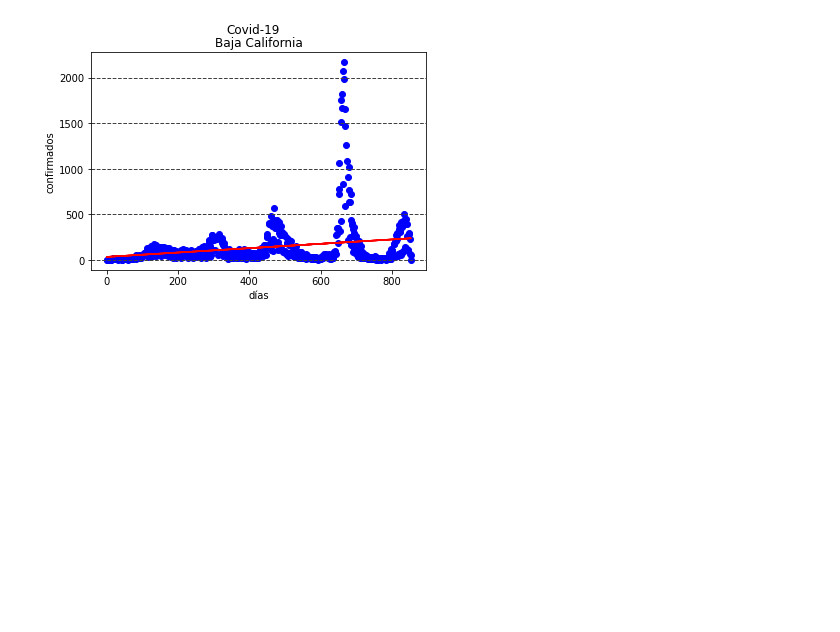
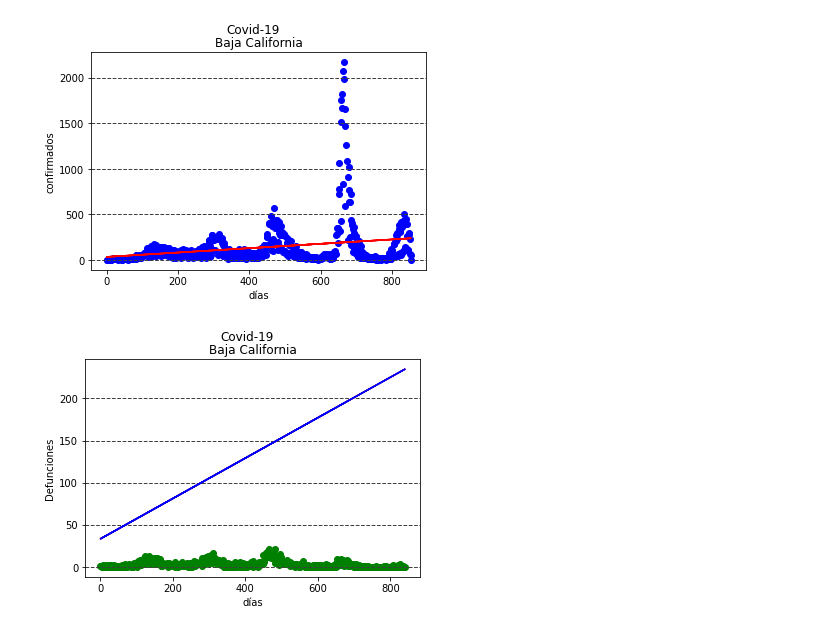
Before and after one commit to israel643/Producto_II_-regresi-n_lineal, a Jupyter notebook: ProductoII.ipynb, the cells around one changed output. Saved outputs shown, nothing was run; the diff lists cells and outputs as text; code cells hidden in the pictures; blank space fills up the shorter version.

```diff
--- a/ProductoII.ipynb
+++ b/ProductoII.ipynb
@@ -48,2 +39,4 @@ x=np.array(range(0,854))
+# %%
+z_train, z_test,xi_train, xi_test= train_test_split(z,xi,test_size = 0.2, random_state = 0)
 # %%
 x_train, x_test,y_train, y_test= train_test_split(x,y,test_size = 0.2, random_state = 0)
@@ -90,12 +43,19 @@ array([70, 435, 90, 9, 129, 262, 86, 67, 4, 5, 9, 39, 250, 763, 86, 87,
 # %%
 regressor=LinearRegression()
+# %%
+regressorz=LinearRegression()
 # %%
 x_train = x_train.reshape(-1, 1)
 y_train = y_train.reshape(-1, 1)
 x_test = x_test.reshape(-1, 1)
 y_test = y_test.reshape(-1, 1)
+z_train = z_train.reshape(-1, 1)
+xi_train = xi_train.reshape(-1, 1)
+z_test = z_test.reshape(-1, 1)
+xi_test = xi_test.reshape(-1, 1)
 # %%
 regressor.fit(x_train , y_train)
+regressorz.fit(z_train , xi_train)
 # %% [output]
 LinearRegression()
 # %%
@@ -114,3 +74,19 @@ mp.rcParams["axes.grid.axis"] = 'y'
 mp.rcParams["grid.color"] = "#404040"
 # %% [output]
 [figure]
+# %%
+mp.scatter(z_train, xi_train, color='green')
+mp.plot(z_train, regressor.predict(z_train),color='red')
+mp.plot(z_train,regressor.predict(z_train),color="blue")
+mp.title('Baja California')
+mp.suptitle("Covid-19")
+mp.ylabel('Defunciones')
+mp.xlabel('días')
+#formato de la Grid
+mp.rcParams["axes.grid"] = True
+mp.rcParams['grid.linestyle'] = '--'
+mp.rcParams['grid.linewidth'] = 1
+mp.rcParams["axes.grid.axis"] = 'y'
+mp.rcParams["grid.color"] = "#404040"
+# %% [output]
+[figure, added]
```
Also changed, not shown: parts of 11 cells of this notebook, 1 other file.
